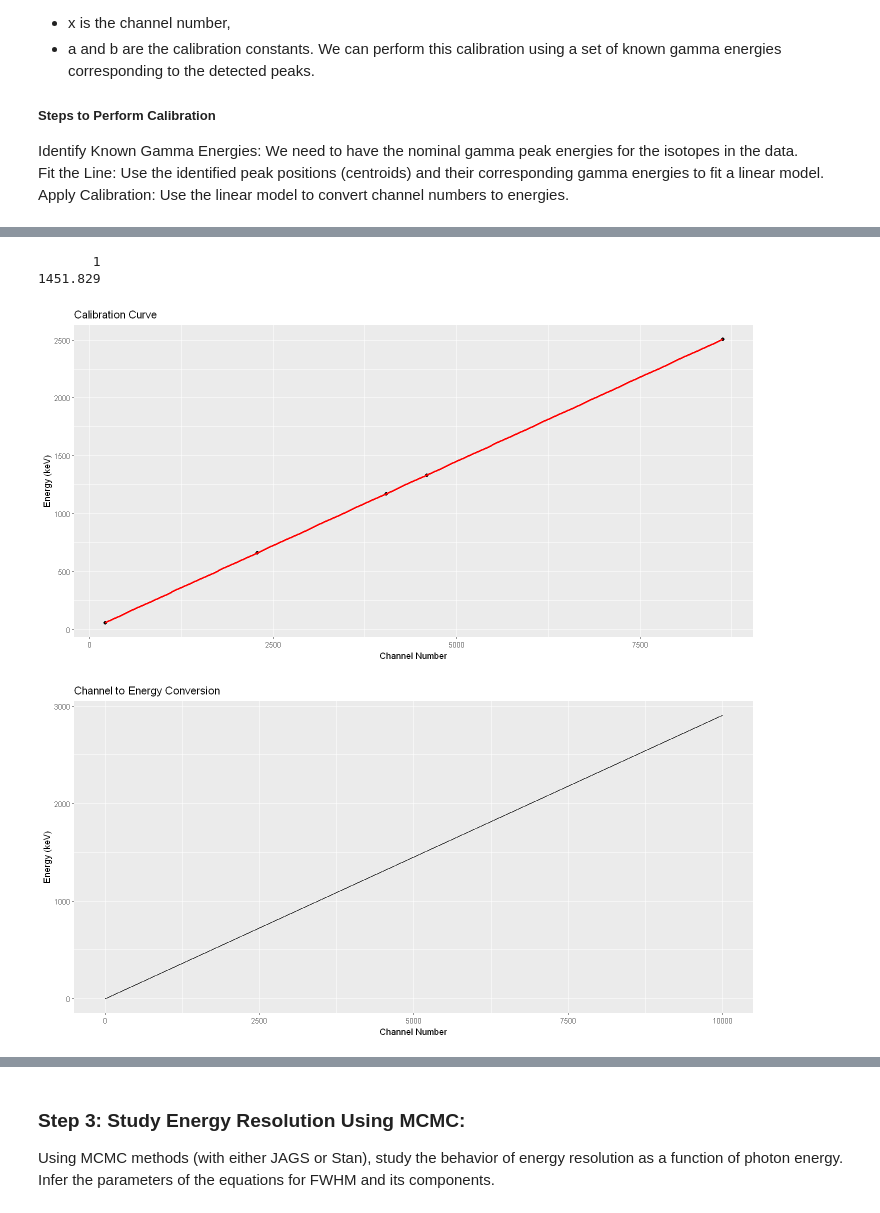
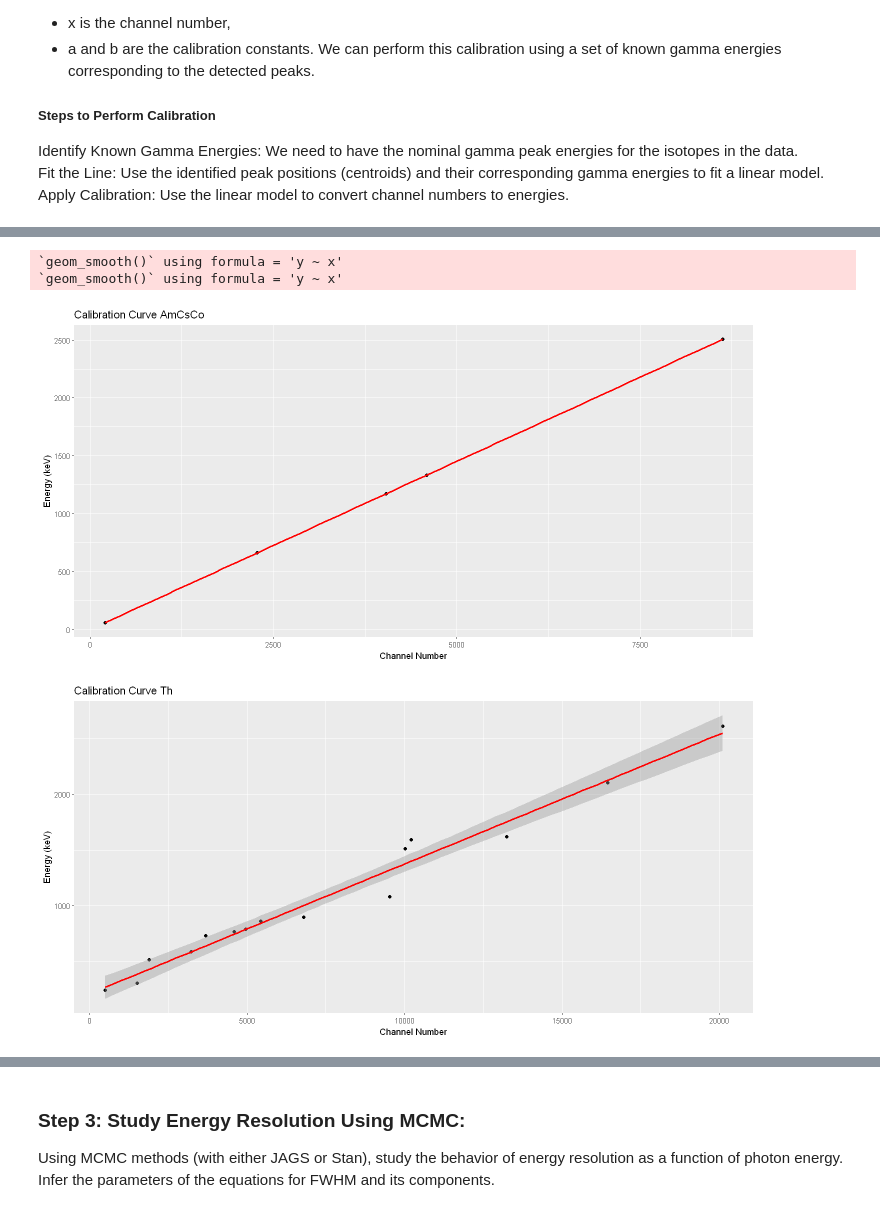
Before and after one commit to EugeniaBoccanera/R_project, a Jupyter notebook: Group_22.ipynb, the cells around one changed output, grey strips where cells are left out. Cells and saved outputs as stored; diff of their text form; code cells hidden in the pictures.

```diff
--- a/Group_22.ipynb
+++ b/Group_22.ipynb
@@ -164,11 +164,11 @@ colnames(IC48A_AmCsCo) <- c("Channel", "Count")
 colnames(IC48A_Th) <- c("Channel", "Count")
 
 # Add the column log_Count
-gr11_co60$log_Count <- log(gr11_co60$Count)
-gr11_cs137$log_Count <- log(gr11_cs137$Count)
-gr11_na22$log_Count <- log(gr11_na22$Count)
-IC48A_AmCsCo$log_Count <- log(IC48A_AmCsCo$Count)
-IC48A_Th$log_Count <- log(IC48A_Th$Count)
+gr11_co60$log_Count <- log(gr11_co60$Count + 1)
+gr11_cs137$log_Count <- log(gr11_cs137$Count + 1)
+gr11_na22$log_Count <- log(gr11_na22$Count + 1)
+IC48A_AmCsCo$log_Count <- log(IC48A_AmCsCo$Count + 1)
+IC48A_Th$log_Count <- log(IC48A_Th$Count + 1)
 
 # Drop the rows with Count < 0
 gr11_co60 <- gr11_co60[gr11_co60$Count >= 0, ]
@@ -358,49 +439,36 @@ Apply Calibration: Use the linear model to convert channel numbers to energies.
 # %%
 # Given gamma energies (in keV) corresponding to the detected peaks
 AmCsCo_energies <- c(59.5409, 661.657, 1173.228, 1332.492, 2505.69)
-
-# Corresponding channel positions (excluding the first peak at channel 210)
-AmCsCo_positions <- c(210, 2283, 4043, 4591, 8623) # Essere sicuri che il primo picco corrisponde a quella energia
+Th_energies <- c(238.632, 300.089, 510.74, 583.187, 727.330, 763.45 , 785.37, 860.53, 893.408, 1078.63, 1512.70, 1592.511, 1620.738, 2103.511, 2614.511)
 
 # Create a data frame with the positions and corresponding energies
-calibration_data <- data.frame(
-  Channel = AmCsCo_positions,
-  Energy = AmCsCo_energies
+calibration_data_AmCsCo <- data.frame(
+  Channel_AmCsCo = peaks_AmCsCo,
+  Energy_AmCsCo = AmCsCo_energies
+)
+calibration_data_Th <- data.frame(
+  Channel_Th = peaks_Th,
+  Energy_Th = Th_energies
 )
 
 # Fit the linear model
-calibration_model <- lm(Energy ~ Channel, data = calibration_data)
-summary(calibration_model)
+calibration_model_AmCsCo <- lm(Energy_AmCsCo ~ Channel_AmCsCo, data = calibration_data_AmCsCo)
+calibration_model_Th <- lm(Energy_Th ~ Channel_Th, data = calibration_data_Th)
+summary(calibration_model_AmCsCo)
+summary(calibration_model_Th)
 
 # Plot the calibration data and the fitted model
-ggplot(calibration_data, aes(x = Channel, y = Energy)) +
+ggplot(calibration_data_AmCsCo, aes(x = Channel_AmCsCo, y = Energy_AmCsCo)) +
   geom_point() +
   geom_smooth(method = "lm", col = "red") +
-  ggtitle("Calibration Curve") +
+  ggtitle("Calibration Curve AmCsCo") +
   xlab("Channel Number") +
   ylab("Energy (keV)")
 
-# Define the function to convert channel to energy
-channel_to_energy <- function(channel, model) {
-  predict(model, newdata = data.frame(Channel = channel))
-}
-
-# Test the conversion for a sample channel number
-sample_channel <- 5000
-predicted_energy <- channel_to_energy(sample_channel, calibration_model)
-print(predicted_energy)
-
-# Apply calibration to a range of channels (example: 1 to 10000)
-channels <- 1:10000
-energies <- channel_to_energy(channels, calibration_model)
-
-# Create a data frame with channels and corresponding energies
-calibrated_data <- data.frame(Channel = channels, Energy = energies)
-
-# Plot the calibration result
-ggplot(calibrated_data, aes(x = Channel, y = Energy)) +
-  geom_line() +
-  ggtitle("Channel to Energy Conversion") +
+ggplot(calibration_data_Th, aes(x = Channel_Th, y = Energy_Th)) +
+  geom_point() +
+  geom_smooth(method = "lm", col = "red") +
+  ggtitle("Calibration Curve Th") +
   xlab("Channel Number") +
   ylab("Energy (keV)")
 # %% [output]
@@ -425,4 +509,4 @@ F-statistic: 1.384e+07 on 1 and 3 DF,  p-value: 4.283e-11
-       1
-1451.829
+`geom_smooth()` using formula = 'y ~ x'
+`geom_smooth()` using formula = 'y ~ x'
-[figure, old version]
+[figure, new version]
-[figure, old version]
+[figure, new version]
```
Also changed, not shown: parts of 19 cells of this notebook.
